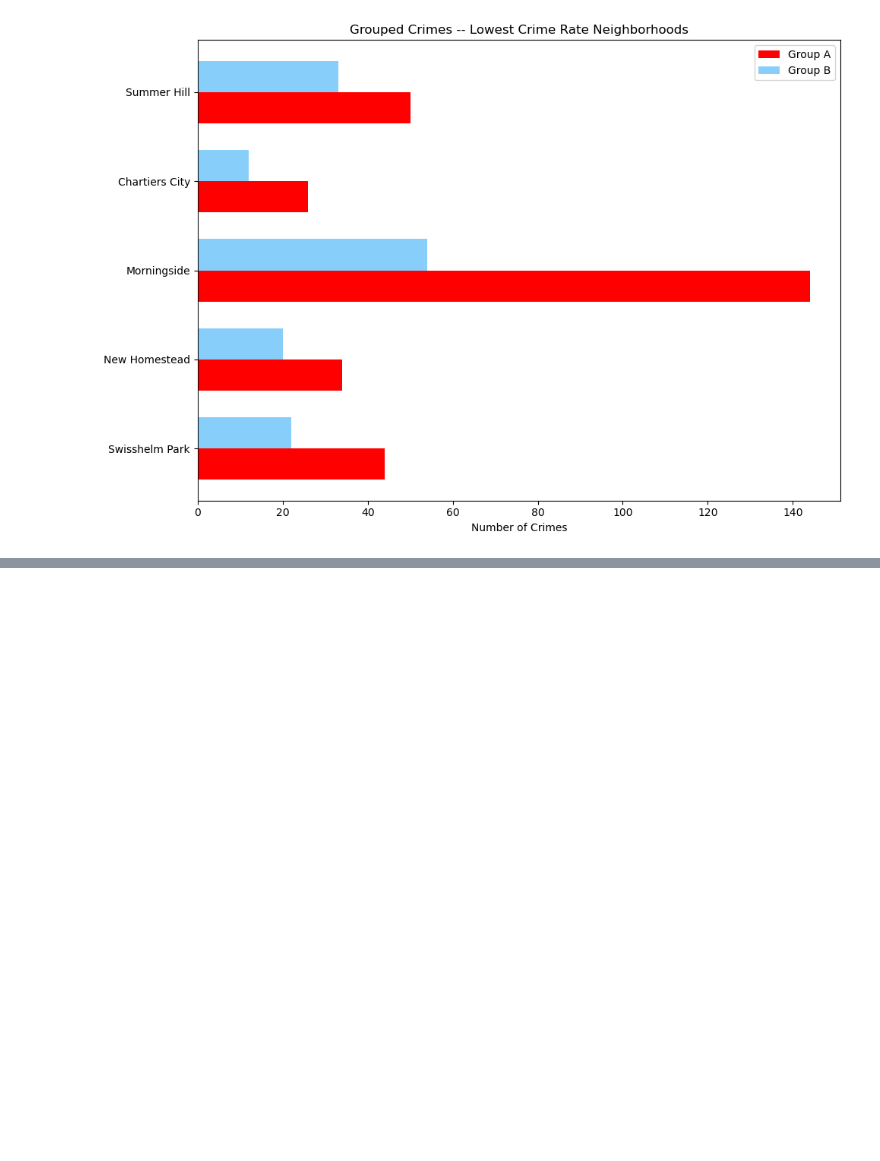
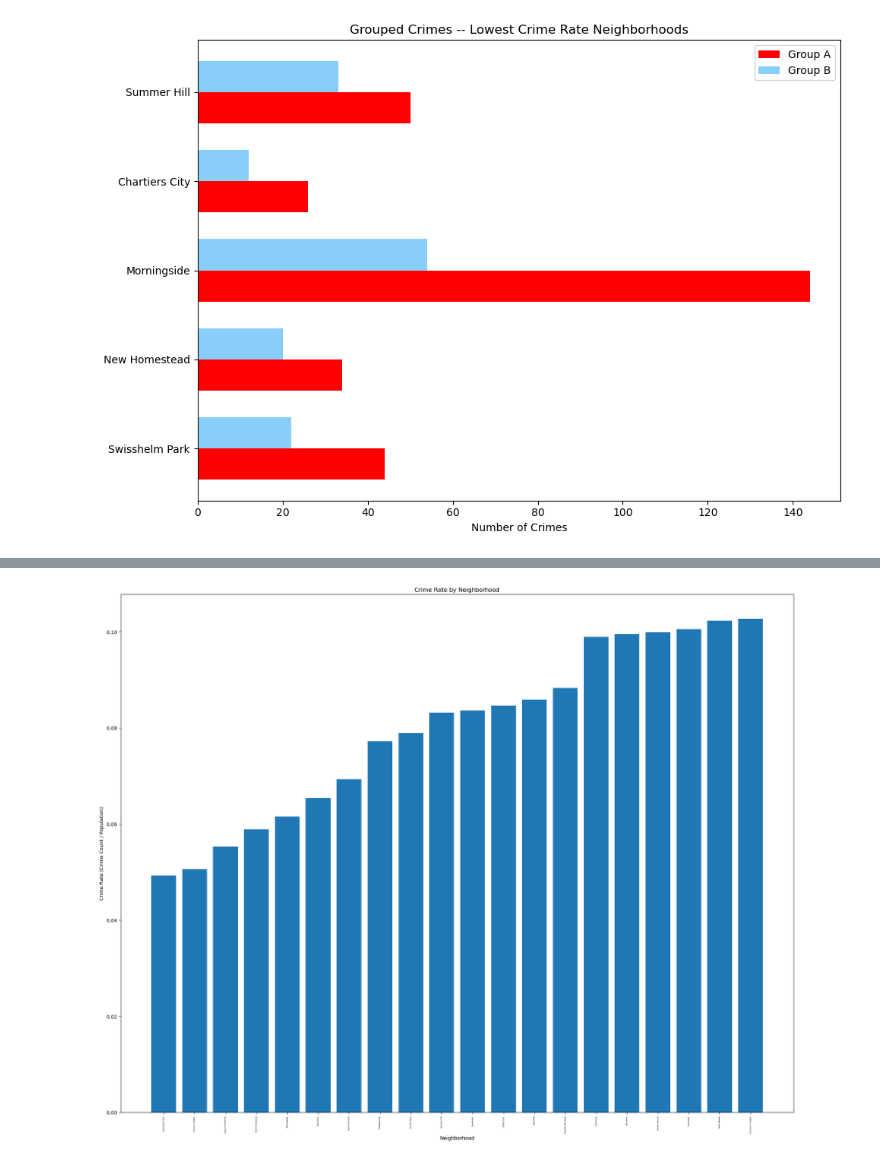
Before and after one commit to tredondizzy/Final-Project, a Jupyter notebook: CrimeActivity.ipynb, the cells around one changed output, grey strips where cells are left out. Cells and saved outputs as stored; diff of their text form; code cells hidden in the pictures; blank space fills up the shorter version.

```diff
--- a/CrimeActivity.ipynb
+++ b/CrimeActivity.ipynb
@@ -182,0 +194,16 @@ plt.show()
+# %%
+crim = crim_data[['ReportedDate', 'ReportedMonth', 'NIBRS_Offense_Type', 'NIBRS_Offense_Grouping', 'Zone', 'Neighborhood']]
+pop_data = pd.read_csv('population.csv')
+pop = pop_data[['Neighborhood', '2020_Total_Population']]
+
+pop['Neighborhood'] = pop['Neighborhood'].str.replace('Arlington - Arlington Heights (Combined)', 'Arlington')
+crim['Neighborhood'] = crim['Neighborhood'].str.replace('Saint Clair', 'St. Clair')
+crim['Neighborhood'] = crim['Neighborhood'].str.replace('Mount Oliver', 'Mt. Oliver')
+crim['Neighborhood'] = crim['Neighborhood'].replace('Arlington Heights', 'Arlington')
+crim['Neighborhood'] = crim['Neighborhood'].replace('Chartiers', 'Chartiers City')
+
+crim = crim.merge(pop, on='Neighborhood', how='left')
+crime_counts = crim.groupby('Neighborhood').size().reset_index(name='Crime_Count')
+neigh_rates = crime_counts.merge(pop, on='Neighborhood', how='left')
+neigh_rates['Crime_Rate'] = neigh_rates['Crime_Count'] / neigh_rates['2020_Total_Population']
+neigh_rates.head()
@@ -182,0 +217,16 @@ plt.show()
+# %%
+
+neigh_rates_sorted = neigh_rates.sort_values('Crime_Rate', ascending=True).head(20)
+
+plt.figure(figsize=(20, 16))
+plt.bar(neigh_rates_sorted['Neighborhood'], neigh_rates_sorted['Crime_Rate'])
+
+plt.xticks(rotation=90, fontsize=4)
+plt.xlabel("Neighborhood")
+plt.ylabel("Crime Rate (Crime Count / Population)")
+plt.title("Crime Rate by Neighborhood")
+
+plt.tight_layout()
+plt.show()
+# %% [output]
+[figure, added]
```
Also changed, not shown: parts of 14 cells of this notebook, 1 other file.
